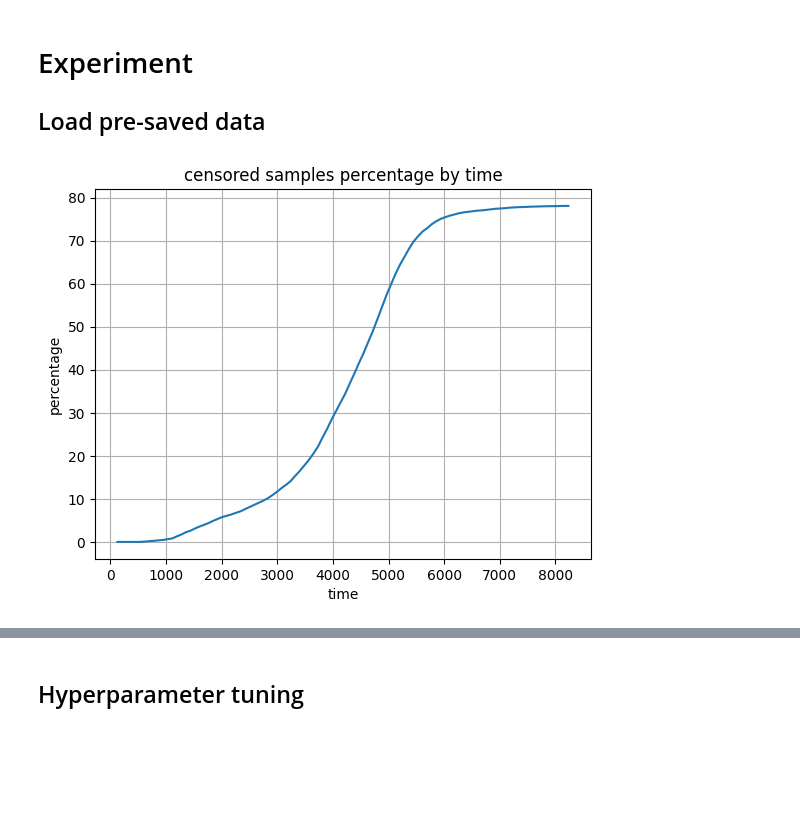
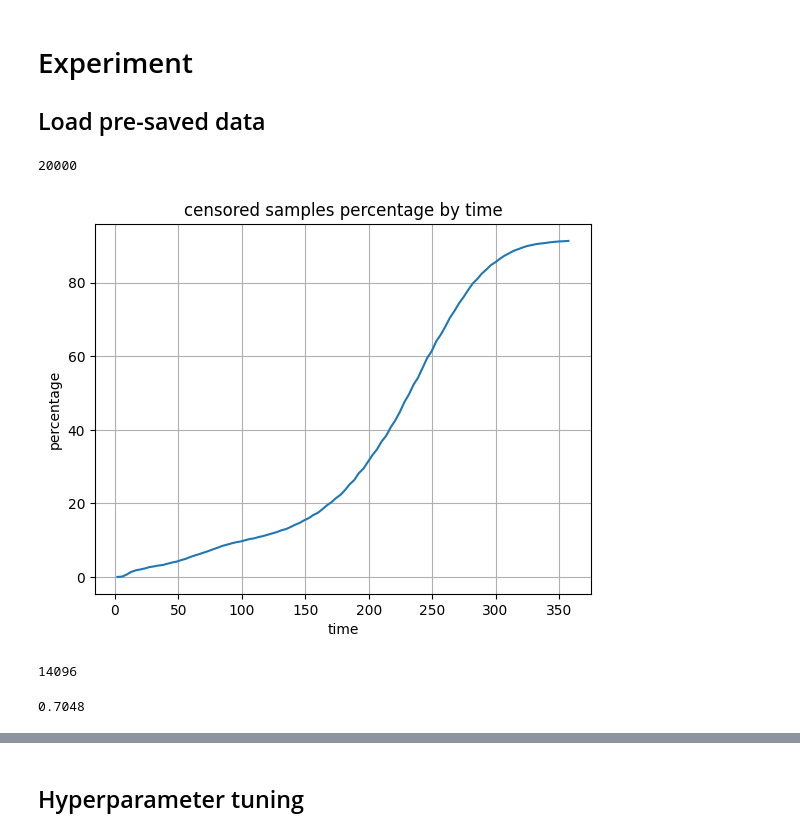
Before and after one commit to AsafKov/SurvivalAnalysisProject, a Jupyter notebook: project.ipynb, the cells around one changed output, grey strips where cells are left out. Cells and saved outputs as stored; diff of their text form; code cells hidden in the pictures; blank space fills up the shorter version.

Commit message:
- Added experiment steps - Changed report format - Added plots

```diff
--- a/project.ipynb
+++ b/project.ipynb
@@ -52,11 +31,22 @@ df_syn.to_excel('datasets/syn/breast_cancer_rna_40k.xlsx')
 # Experiment
 ## Load pre-saved data
 # %%
-df_syn = pd.read_excel("datasets/syn/breast_cancer_10000.xlsx", index_col=0)
+df_syn = pd.read_excel("datasets/syn/sksurv_aids.xlsx", index_col=0)
+df_syn.shape[0]
+# %% [output]
+20000
 # %%
 # plot censored percentage by time if we want to manually pick the timeframe, can also use data_processing.determine_censor_time
 plots.censored_by_time_plot(df_syn)
 # params dict for hyperparameter tuning
-params = {'n_estimators': [100, 250], 'max_depth': [8, 16, 32, 64, None], 'min_samples_split': [10, 50, 100, 200], 'max_features': ['sqrt', 'log2', 0.5, 1]}
+params = {'n_estimators': [80, 100, 150], 'max_depth': [8, 16, 32, 64, None], 'min_samples_split': [10, 50, 100, 200], 'max_features': ['sqrt', 'log2', 0.5, 1]}
 # %% [output]
-[figure, old version]
+[figure, new version]
+# %%
+# set censor time manually
+censor_time = 265
+print(df_syn[(df_syn['time'] < censor_time) & (df_syn['censor'] == False)].shape[0])
+df_syn[(df_syn['time'] < censor_time) & (df_syn['censor'] == False)].shape[0]/df_syn.shape[0]
+# %% [output]
+14096
+0.7048
```
Also changed, not shown: parts of 12 cells of this notebook, 3 other files.
